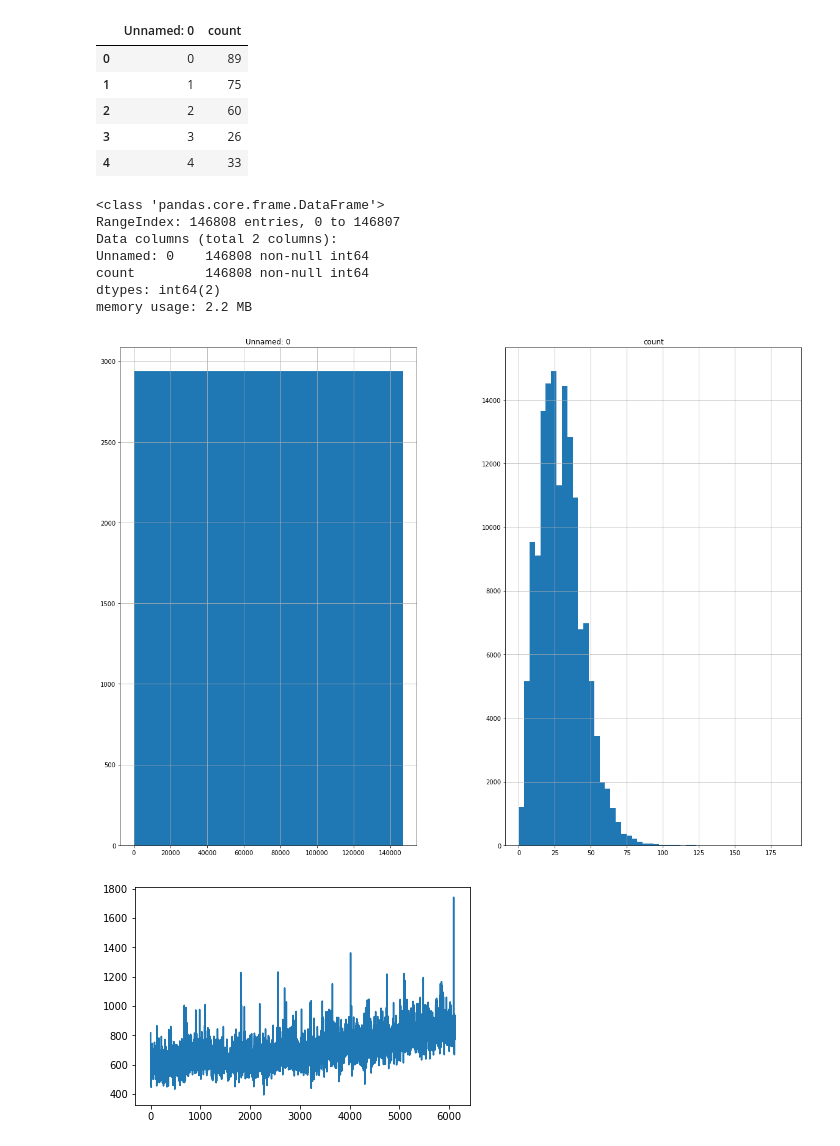
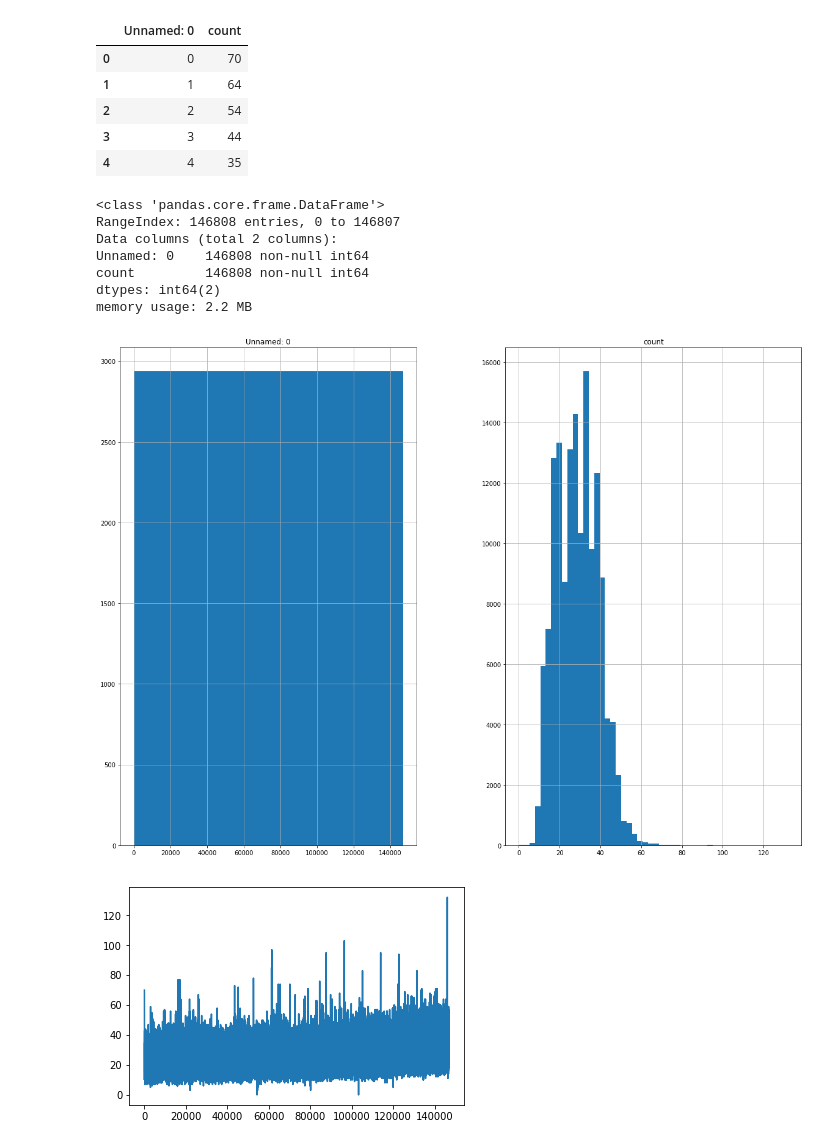
Before and after one commit to asyrovprog/cs221proj, a Jupyter notebook: dataset/la-fire-info.py.ipynb, the cells around one changed output. Cells and saved outputs as stored; diff of their text form; code cells hidden in the pictures.

```diff
--- a/dataset/la-fire-info.py.ipynb
+++ b/dataset/la-fire-info.py.ipynb
@@ -1,15 +1,15 @@
 # %%
 import pandas as pd
 # %%
-ds = pd.read_csv("../ds/los-angeles-fire-counts-2001-2017-hours.csv", low_memory=False)
+ds = pd.read_csv("../ds/los-angeles-fire-counts-2001-2017-hours-gaussian.csv", low_memory=False)
 ds.head()
 # %% [output]
 |  | Unnamed: 0 | count |
-| 0 | 0 | 89 |
-| 1 | 1 | 75 |
-| 2 | 2 | 60 |
-| 3 | 3 | 26 |
-| 4 | 4 | 33 |
+| 0 | 0 | 70 |
+| 1 | 1 | 64 |
+| 2 | 2 | 54 |
+| 3 | 3 | 44 |
+| 4 | 4 | 35 |
 # %%
 ds.info()
 # %% [output]
@@ -27,7 +27,7 @@ import matplotlib.pyplot as plt
 ds.hist(bins=50, figsize=(20,15))
 plt.show()
 # %% [output]
-[figure, old version]
+[figure, new version]
 # %%
 %matplotlib inline
 # only in a Jupyter notebook
@@ -39,7 +39,7 @@ x = [i for i in range(0, len(y))]
 plt.plot(x, y)
 plt.show()
 # %% [output]
-[figure, old version]
+[figure, new version]
 # %%
 %matplotlib inline
 # only in a Jupyter notebook
```
Also changed, not shown: parts of 1 cell of this notebook, 3 other files.
